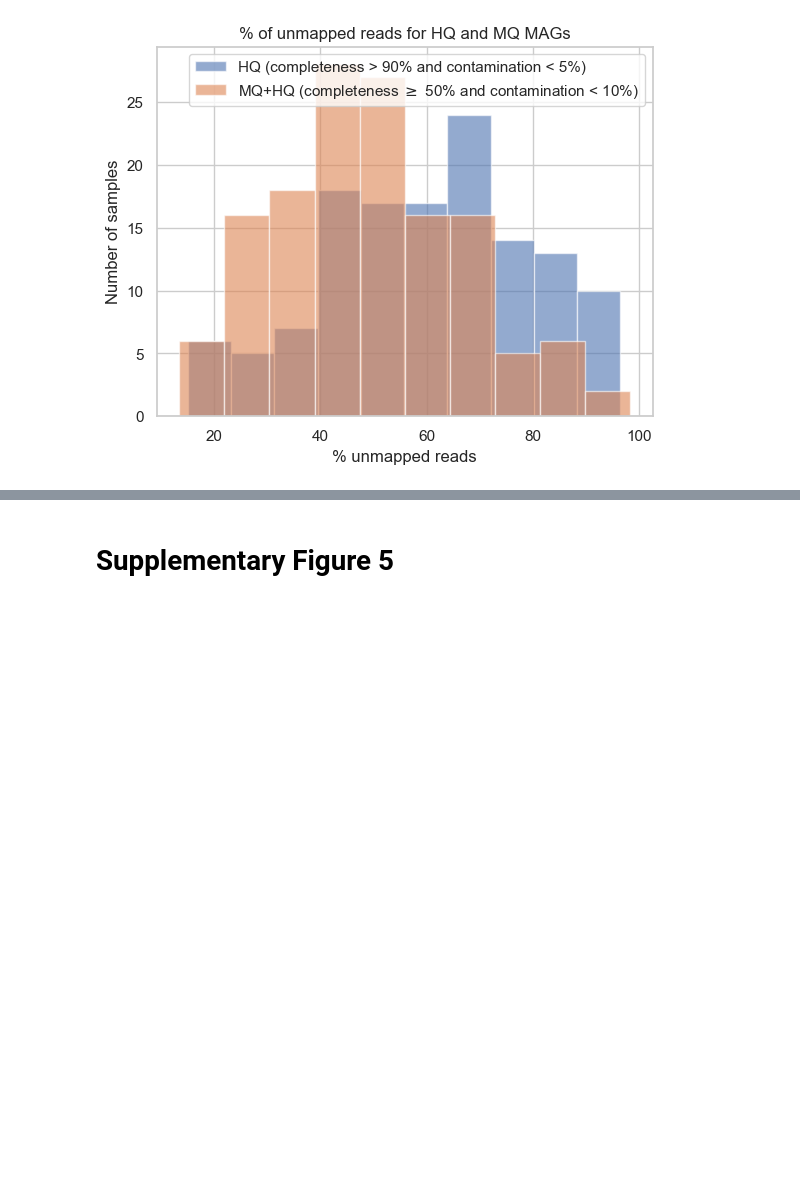
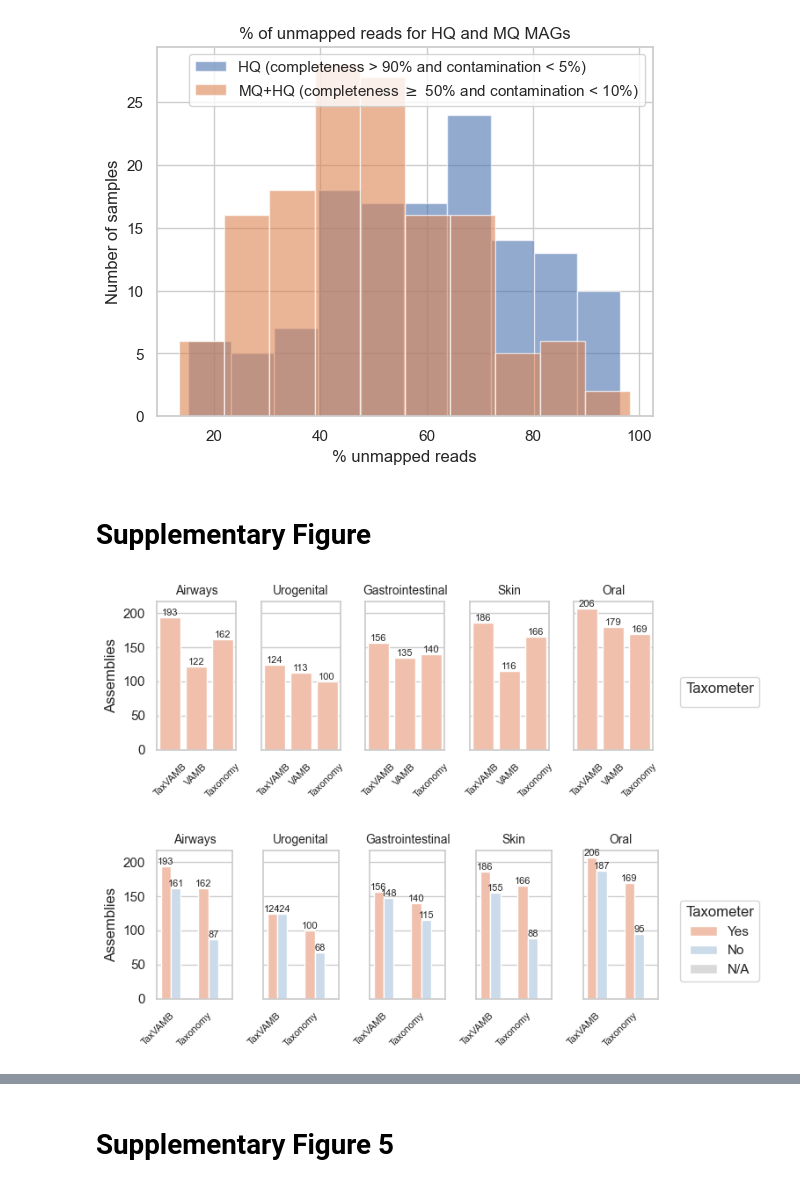
Before and after one commit to sgalkina/TaxVAMB_paper_figures, a Jupyter notebook: scripts_python/Figures.ipynb, the cells around one changed output, grey strips where cells are left out. Cells and saved outputs as stored; diff of their text form; code cells hidden in the pictures; blank space fills up the shorter version.

Commit message:
Ablation study supplementary figure

```diff
--- a/scripts_python/Figures.ipynb
+++ b/scripts_python/Figures.ipynb
@@ -598,3 +602,79 @@ plt.savefig('../figures/figure6c.pdf')
 plt.show()
 # %% [output]
 [figure]
+# %% [markdown]
+# Supplementary Figure
+# %%
+df = pd.read_excel('../data/TaxVAMB_Source_Data.xlsx', sheet_name='Supplementary Figure')
+# %%
+# Normalize column names and values
+df = df.rename(columns={"Type": "Method", "Genomes": "Genomes", "Assemblies": "Assemblies", "Dataset": "Dataset", "Taxometer": "Taxometer"})
+df["Taxometer"] = df["Taxometer"].fillna("N/A")
+df["Method"] = df["Method"].str.capitalize()
+df["Method"] = df["Method"].replace({"Labels": "Taxonomy", "Vamb": "VAMB", "Taxvamb": "TaxVAMB"})
+
+# Filtered datasets
+df_plot1 = df[((df["Method"].isin(["TaxVAMB", "Taxonomy"])) & (df["Taxometer"] == "Yes")) | (df["Method"] == "VAMB")].copy()
+df_plot2 = df[df["Method"].isin(["TaxVAMB", "Taxonomy"])].copy()
+
+dataset_order = ['Airways', 'Urogenital', 'Gastrointestinal', 'Skin', 'Oral']
+
+size = (7, 2.8)
+
+# Plot 1: TaxVAMB vs VAMB vs Labels (Taxometer == Yes), combined
+sns.set_theme(style="whitegrid")
+fig, axs = plt.subplots(1, 5, figsize=size, sharey=True)
+method_order = ["TaxVAMB", "VAMB", "Taxonomy"]
+for i, dataset in enumerate(dataset_order):
+    ax = axs[i]
+    df_s = df_plot1[df_plot1["Dataset"] == dataset]
+    sns.barplot(data=df_s, x="Method", y="Assemblies", ax=ax, order=method_order, color="#fcbba1")
+    for bars in ax.containers:
+        ax.bar_label(bars, label_type='edge', size=8)
+    ax.set_title(dataset, fontsize=10)
+    ax.set_xlabel('')
+    ax.set_xticks(range(len(method_order)))
+    ax.set_xticklabels(method_order, rotation=45, size=8)
+    if i == 0:
+        ax.set_ylabel("Assemblies", fontsize=12)
+    else:
+        ax.set_ylabel("")
+handles, labels = axs[0].get_legend_handles_labels()
+fig.legend(handles, labels, title="Taxometer", loc='center right', bbox_to_anchor=(1.1, 0.5))
+plt.tight_layout(rect=[0, 0, 0.95, 1])
+plt.show()
+plt.savefig('../figures/supfigure_ablation_1.pdf', bbox_inches = 'tight')
+plt.close()
+
+# Plot 2: TaxVAMB and Labels with/without Taxometer, combined
+fig, axs = plt.subplots(1, 5, figsize=size, sharey=True)
+method_order = ["TaxVAMB", "Taxonomy"]
+taxometer_order = ["Yes", "No", "N/A"]
+palette = {"Yes": "#fcbba1", "No": "#c6dbef", "N/A": "#d9d9d9"}
+for i, dataset in enumerate(dataset_order):
+    ax = axs[i]
+    df_s = df_plot2[df_plot2["Dataset"] == dataset]
+    sns.barplot(data=df_s, x="Method", y="Assemblies", hue="Taxometer",
+                hue_order=taxometer_order, order=method_order, ax=ax, palette=palette)
+    for bars in ax.containers:
+        ax.bar_label(bars, label_type='edge', size=8)
+    ax.set_title(dataset, fontsize=10)
+    ax.set_xlabel('')
+    ax.set_xticks(range(len(method_order)))
+    ax.set_xticklabels(method_order, rotation=45, ha='right', size=8)
+    ax.get_legend().remove()
+    if i == 0:
+        ax.set_ylabel("Assemblies", fontsize=12)
+    else:
+        ax.set_ylabel("")
+
+# Global legend
+handles, labels = axs[0].get_legend_handles_labels()
+fig.legend(handles, labels, title="Taxometer", loc='center right', bbox_to_anchor=(1.1, 0.5))
+plt.tight_layout(rect=[0, 0, 0.95, 1])
+plt.show()
+plt.savefig('../figures/supfigure_ablation_2.pdf', bbox_inches = 'tight')
+plt.close()
+# %% [output]
+[figure, added]
+[figure, added]
```
Also changed, not shown: parts of 2 cells of this notebook, 1 other file.
